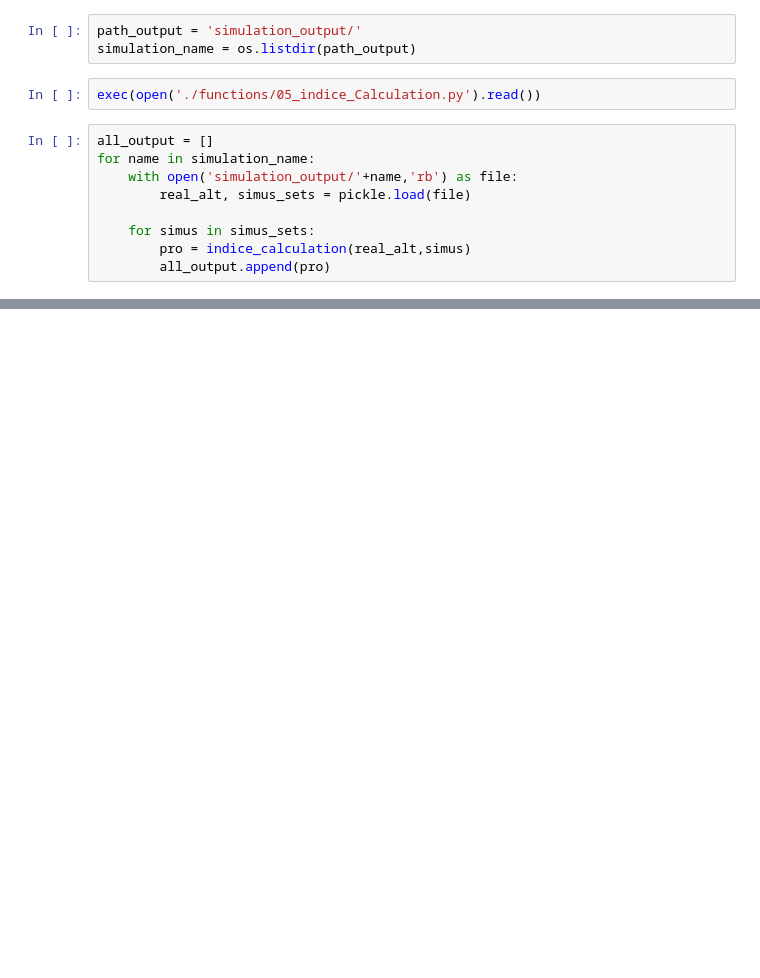
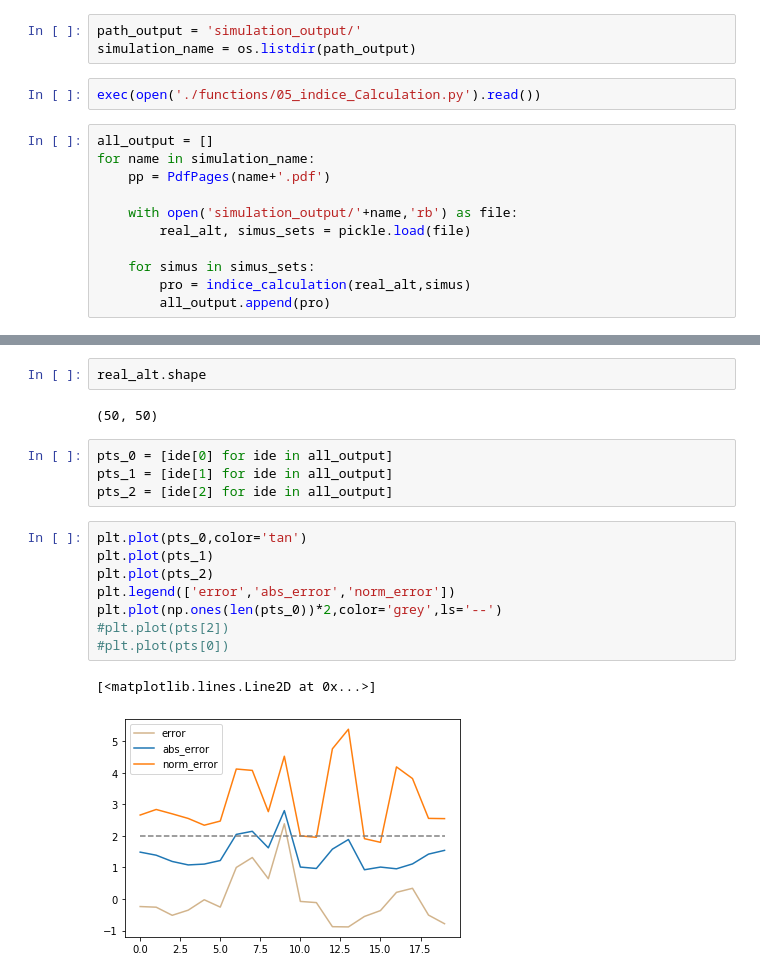
Before and after one commit to valDallalba/Tsanfleuron_geostatistical_baserock_estimation_paper, a Jupyter notebook: 05_postSimulation.ipynb, the cells around one changed output, grey strips where cells are left out. Saved outputs shown, nothing was run; the diff lists cells and outputs as text; blank space fills up the shorter version.

```diff
--- a/05_postSimulation.ipynb
+++ b/05_postSimulation.ipynb
@@ -15,6 +16,8 @@ exec(open('./functions/05_indice_Calculation.py').read())
 # %%
 all_output = []
 for name in simulation_name:
+    pp = PdfPages(name+'.pdf')
+
     with open('simulation_output/'+name,'rb') as file:
         real_alt, simus_sets = pickle.load(file)
 
@@ -28,0 +65,19 @@ TypeError: Image data cannot be converted to float
+# %%
+real_alt.shape
+# %% [output]
+(50, 50)
+# %%
+pts_0 = [ide[0] for ide in all_output]
+pts_1 = [ide[1] for ide in all_output]
+pts_2 = [ide[2] for ide in all_output]
+# %%
+plt.plot(pts_0,color='tan')
+plt.plot(pts_1)
+plt.plot(pts_2)
+plt.legend(['error','abs_error','norm_error'])
+plt.plot(np.ones(len(pts_0))*2,color='grey',ls='--')
+#plt.plot(pts[2])
+#plt.plot(pts[0])
+# %% [output]
+[<matplotlib.lines.Line2D at 0x...>]
+[figure, added]
```
Also changed, not shown: parts of 4 cells of this notebook, 1 other file.
